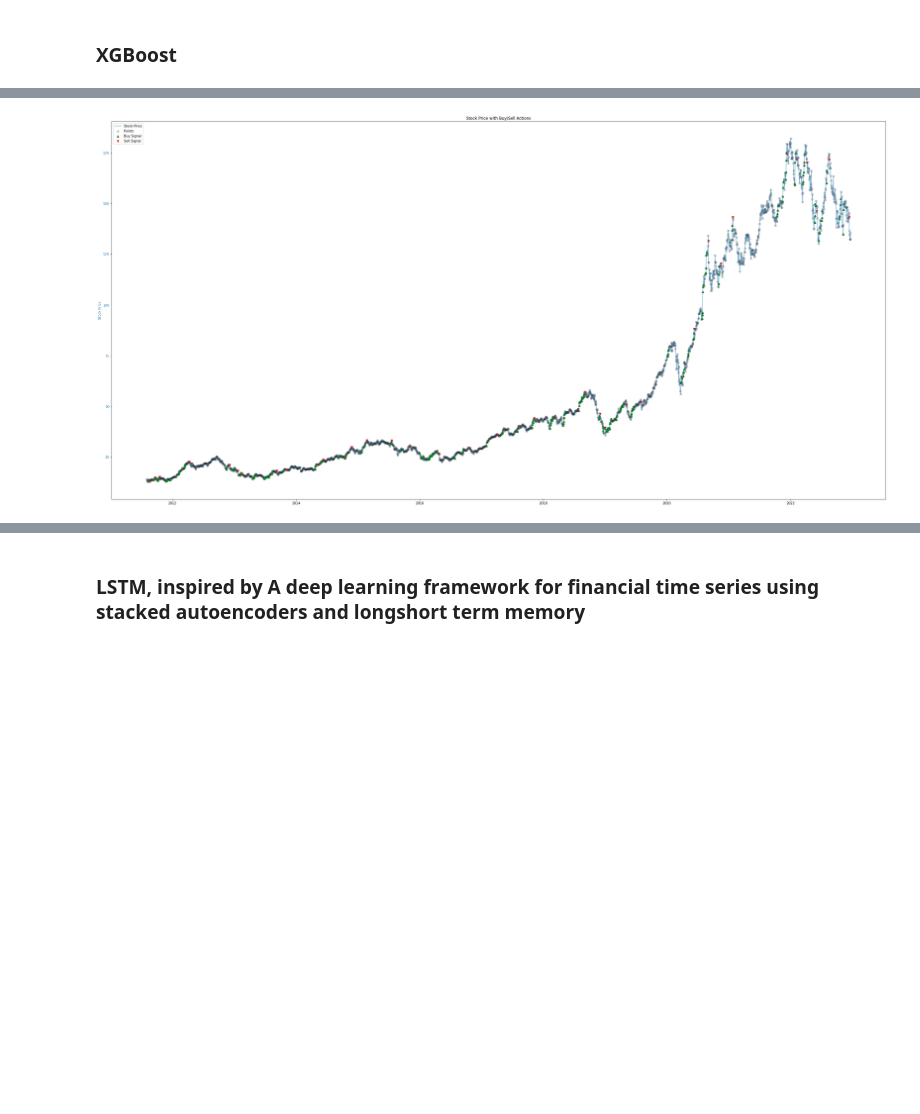
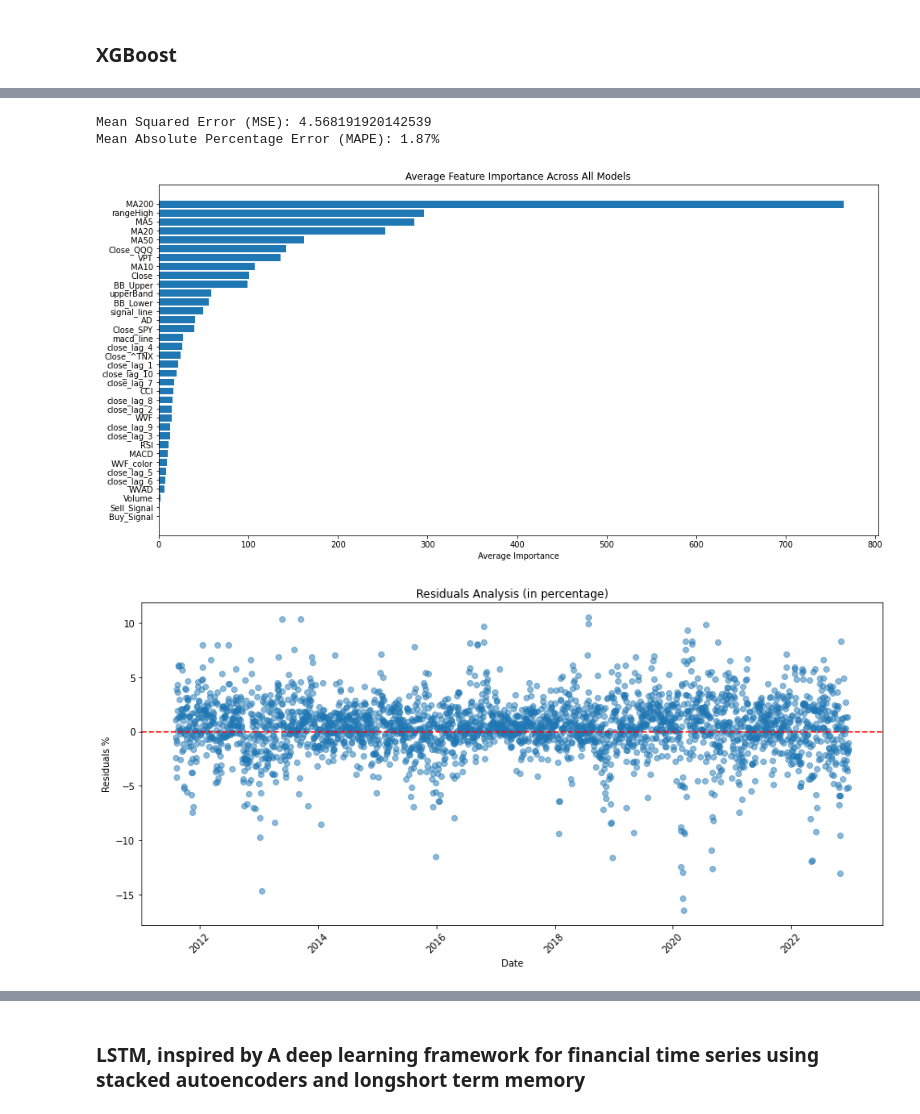
Before and after one commit to howie-zeng/Analyzing-Retail-Sentiment-and-Detecting-Trading-Signals, a Jupyter notebook: Stock_Analysis_Prediction/Stock/model_signal.ipynb, the cells around one changed output, grey strips where cells are left out. Saved outputs shown, nothing was run; the diff lists cells and outputs as text; code cells hidden in the pictures; blank space fills up the shorter version.

```diff
--- a/Stock_Analysis_Prediction/Stock/model_signal.ipynb
+++ b/Stock_Analysis_Prediction/Stock/model_signal.ipynb
@@ -51,5 +39,5 @@ data
 # %%
-STOCKS = ["TSLA", "AAPL", 'QQQ', "SPY", "MSFT", "AMZN", "GOOG", '^TNX']
+STOCKS = ["TSLA", "AAPL", 'QQQ', "SPY", "MSFT", "AMZN", "GOOG", "DIA", "^TNX"]
 start_date = "2010-01-01"
 end_date = "2023-01-01"
 stock_data = {}
@@ -57,7 +45,7 @@ MAs = [5, 10, 20, 50, 100, 200]
 
 for stock in STOCKS:
     try:
-        data_path = current_path + "\data" f"\{stock}_{start_date}_{end_date}.csv"
+        data_path = os.path.join(current_path, "data", f"{stock}_{start_date}_{end_date}.csv")
         data = pd.read_csv(data_path)
         data['Date'] = pd.to_datetime(data['Date'])
         if stock != "^TNX":
@@ -71,6 +59,12 @@ for stock in STOCKS:
             data['Upper Band'], data['Lower Band'], data['SMA'] = helper.calculate_bollinger_bands(data, window=20, num_std_dev=2)
             data['SMI'] = helper.calculate_smi(data, period=14, signal_period=3)
             data['ATR'] = helper.calculate_atr(data, period=14)
+            data[['WVF', 'upperBand', 'rangeHigh', 'WVF_color']] = helper.cm_williams_vix_fix(data['Close'], data['Low'])
+            data[['Buy_Signal', 'Sell_Signal', 'BB_Upper', 'BB_Lower']] = helper.bollinger_rsi_strategy(data['Close'])
+            data = helper.on_balance_volume(data)
+            data = helper.volume_price_trend(data)
+            data = helper.money_flow_index(data)
+            data = helper.accumulation_distribution(data)
         stock_data[stock] = data
         print(f"Data fetched for {stock}")
     except Exception as e:
@@ -361,24 +86,25 @@ plt.show()
-# %%
-fig, ax1 = plt.subplots(figsize=(42, 21))
-
-# Plotting Stock Price
-ax1.set_ylabel('Stock Price', color='tab:blue')
-ax1.plot(date, stock_price, color='tab:blue', alpha=0.6, label="Stock Price")
-ax1.scatter(date, stock_price, color='black', marker='o', label="Points", alpha=0.2)
-ax1.tick_params(axis='y', labelcolor='tab:blue')
-
-# Scatter plots for buy/sell signals
-buy_idx = [date[i] for i in range(len(buys)) if buys[i] is not None]
-sell_idx = [date[i] for i in range(len(sells)) if sells[i] is not None]
-buy_prices = [buys[i] for i in range(len(buys)) if buys[i] is not None]
-sell_prices = [sells[i] for i in range(len(sells)) if sells[i] is not None]
-
-ax1.scatter(buy_idx, buy_prices, color='g', label="Buy Signal", marker='^', alpha=1)
-ax1.scatter(sell_idx, sell_prices, color='r', label="Sell Signal", marker='v', alpha=1)
-
-# Adding legend and showing the plot
-ax1.legend(loc='upper left')
-ax1.set_title("Stock Price with Buy/Sell Actions")
-plt.show()
-# %% [output]
-[figure, removed]
+# %%
+fromDate = "2010-01-01"
+toDate = '2023-01-01'
+# fromDate = "2015-01-01"
+# toDate = '2017-01-01'
+stock = 'AAPL'
+window_size = 200
+late = 5
+starting_funds = 50000
+
+with SuppressFutureWarnings():
+    xgboost_model = XGBoostModel()
+    xgboost_stock_predictor = StockPredictor(stock_data, xgboost_model, stock=stock, fromDate=fromDate, toDate=toDate, window_size=window_size, late=late)
+    xgboost_stock_predictor.fit_predict()
+    xgboost_stock_predictor.print_metrics()
+    xgboost_stock_predictor.df.columns
+# %% [output]
+Mean Squared Error (MSE): 4.568191920142539
+Mean Absolute Percentage Error (MAPE): 1.87%
+# %%
+xgboost_stock_predictor.show_feature_importance()
+xgboost_stock_predictor.plot_residuals()
+# %% [output]
+[figure, added]
+[figure, added]
```
Also changed, not shown: parts of 16 cells of this notebook.
